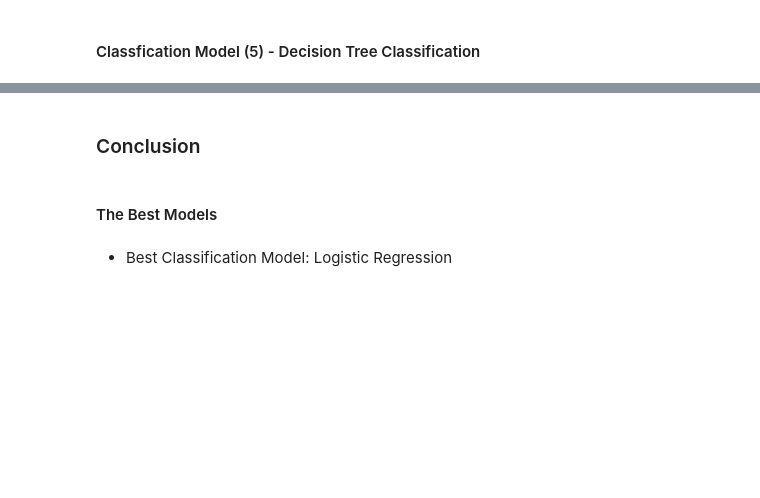
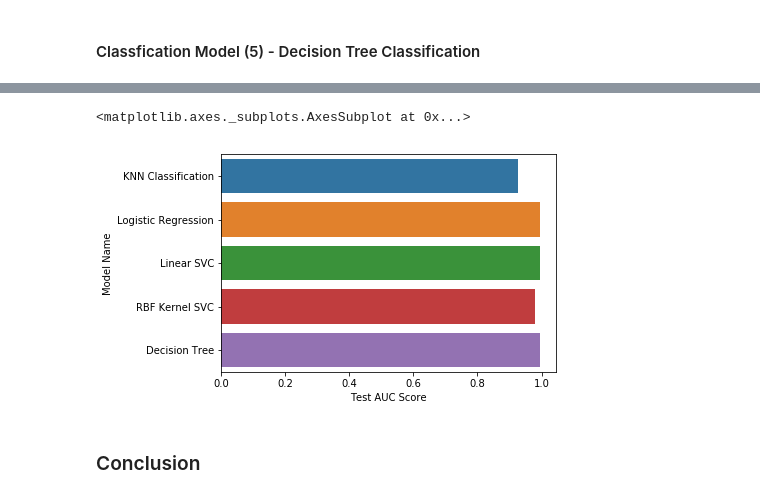
Before and after one commit to kaitensushitogo/Fraudulent-Firm-Classification-Case-Study-of-External-Audit, a Jupyter notebook: Fraudulent_Firm_Classification_Part 1.ipynb, the cells around one changed output, grey strips where cells are left out. Drawn from its saved outputs; the diff is of its cells as text; code cells hidden in the pictures; blank space fills up the shorter version.

```diff
--- a/Fradulent_Firm_Regression_and_Classification_Project1.ipynb
+++ b/Fraudulent_Firm_Classification_Part 1.ipynb
@@ -608,6 +613,7 @@ report
+# %%
+sns.barplot(y =report.index, x = 'Test AUC Score', data= report)
+# %% [output]
+<matplotlib.axes._subplots.AxesSubplot at 0x...>
+[figure, added]
 # %% [markdown]
 ### Conclusion
-# %% [markdown]
-#### The Best Models
-# %% [markdown]
-- Best Classification Model: Logistic Regression
```
Also changed, not shown: parts of 34 cells of this notebook, 2 other files.
